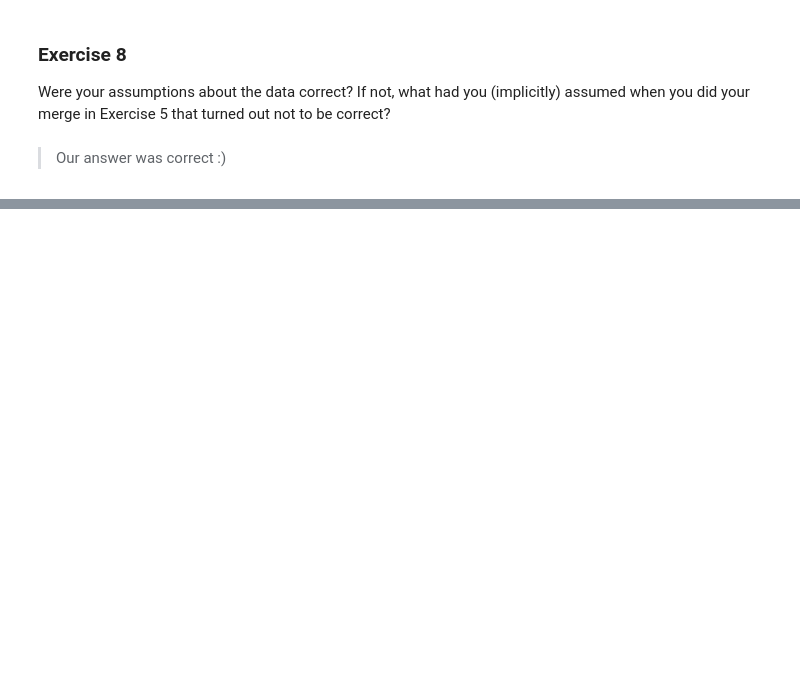
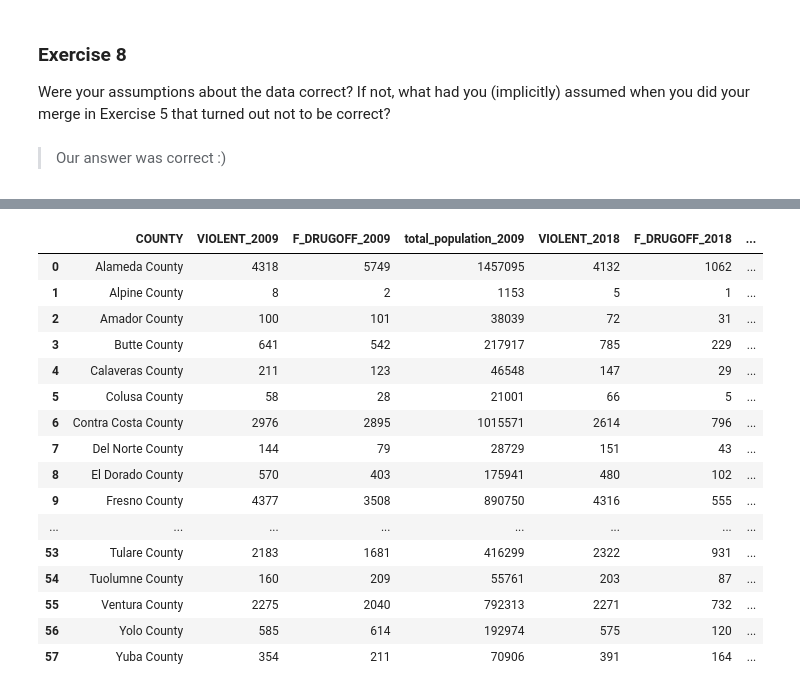
Before and after one commit to BlueWolfpack/PDS, a Jupyter notebook: exercise_merging.ipynb, the cells around one changed output, grey strips where cells are left out. Drawn from its saved outputs; the diff is of its cells as text; code cells hidden in the pictures; blank space fills up the shorter version.

```diff
--- a/exercise_merging.ipynb
+++ b/exercise_merging.ipynb
@@ -360,0 +429,22 @@ PLEASE ROUND YOUR ANSWER (IN PERCENTAGES) TO TWO DECIMAL PLACES (e.g., for 5.278
+# %%
+arrests_2018 = pd.read_csv("ca_arrests_2018.csv")
+
+populations_2018 = populations[populations["YEAR"] == "2013-2017"]
+
+old_DN = populations_2018["COUNTY"] == "DelNorte County"
+populations_2018.loc[old_DN, "COUNTY"] = "Del Norte County"
+
+old_IC = populations_2018["COUNTY"] == "Injo County"
+populations_2018.loc[old_IC, "COUNTY"] = "Inyo County"
+
+val_ind_2018 = pd.merge(
+    arrests_2018,
+    populations_2018[populations_2018["STATE"] == "California"],
+    how="outer",
+    on=["COUNTY"],
+    validate="1:1",
+    indicator=True,
+)
+
+val_ind_2018
+val_ind_2018[val_ind_2018._merge != "both"]
@@ -360,0 +457,29 @@ PLEASE ROUND YOUR ANSWER (IN PERCENTAGES) TO TWO DECIMAL PLACES (e.g., for 5.278
+# %%
+both_years = pd.merge(
+    corr_val_ind[["COUNTY", "VIOLENT", "F_DRUGOFF", "total_population"]],
+    val_ind_2018[["COUNTY", "VIOLENT", "F_DRUGOFF", "total_population"]],
+    on="COUNTY",
+    how="outer",
+    suffixes=("_2009", "_2018"),
+)
+
+results["ex16_num_obs"] = both_years.shape[0]
+both_years
+# %% [output]
+|  | COUNTY | VIOLENT_2009 | F_DRUGOFF_2009 | total_population_2009 | VIOLENT_2018 | F_DRUGOFF_2018 | ... |
+| 0 | Alameda County | 4318 | 5749 | 1457095 | 4132 | 1062 | ... |
+| 1 | Alpine County | 8 | 2 | 1153 | 5 | 1 | ... |
+| 2 | Amador County | 100 | 101 | 38039 | 72 | 31 | ... |
+| 3 | Butte County | 641 | 542 | 217917 | 785 | 229 | ... |
+| 4 | Calaveras County | 211 | 123 | 46548 | 147 | 29 | ... |
+| 5 | Colusa County | 58 | 28 | 21001 | 66 | 5 | ... |
+| 6 | Contra Costa County | 2976 | 2895 | 1015571 | 2614 | 796 | ... |
+| 7 | Del Norte County | 144 | 79 | 28729 | 151 | 43 | ... |
+| 8 | El Dorado County | 570 | 403 | 175941 | 480 | 102 | ... |
+| 9 | Fresno County | 4377 | 3508 | 890750 | 4316 | 555 | ... |
+| ... | ... | ... | ... | ... | ... | ... | ... |
+| 53 | Tulare County | 2183 | 1681 | 416299 | 2322 | 931 | ... |
+| 54 | Tuolumne County | 160 | 209 | 55761 | 203 | 87 | ... |
+| 55 | Ventura County | 2275 | 2040 | 792313 | 2271 | 732 | ... |
+| 56 | Yolo County | 585 | 614 | 192974 | 575 | 120 | ... |
+| 57 | Yuba County | 354 | 211 | 70906 | 391 | 164 | ... |
```
Also changed, not shown: parts of 35 cells of this notebook, 2 other files.
